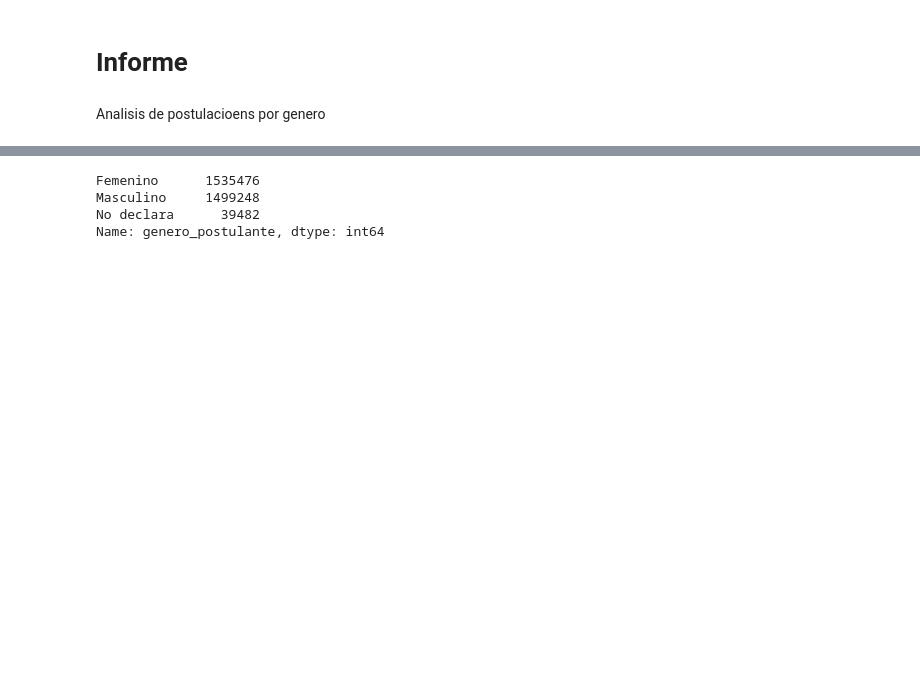
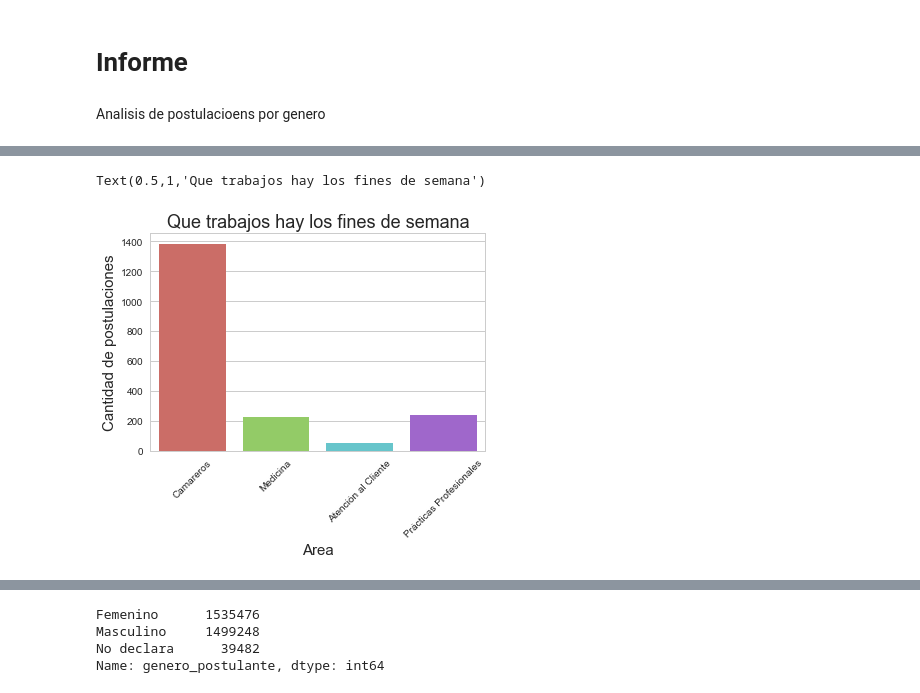
Before and after one commit to pachamama-labs/navent_visualization, a Jupyter notebook: src/Informe.ipynb, the cells around one changed output, grey strips where cells are left out. Drawn from its saved outputs; the diff is of its cells as text; code cells hidden in the pictures; blank space fills up the shorter version.

```diff
--- a/src/Informe.ipynb
+++ b/src/Informe.ipynb
@@ -73,0 +114,9 @@ postulaciones.head(2)
+# %%
+g = sns.countplot(x='nombre_area', data=postulaciones_part_time, orient='v', palette="hls")
+g.set_xticklabels(g.get_xticklabels(),rotation=45)
+g.set_xlabel("Area", fontsize=15)
+g.set_ylabel("Cantidad de postulaciones", fontsize=15)
+g.set_title("Que trabajos hay los fines de semana", fontsize=18)
+# %% [output]
+Text(0.5,1,'Que trabajos hay los fines de semana')
+[figure, added]
```
Also changed, not shown: parts of 8 cells of this notebook, 2 other files.
